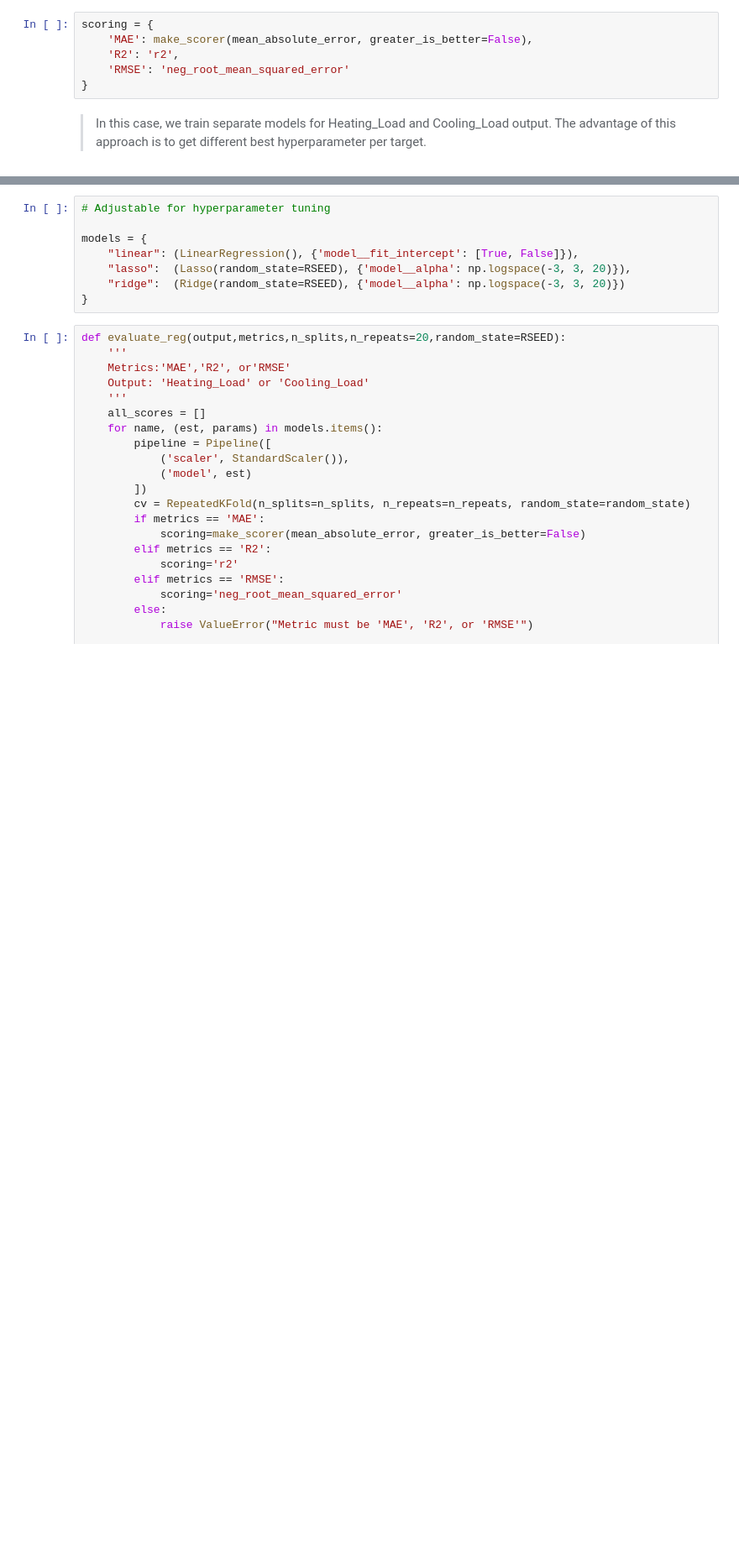
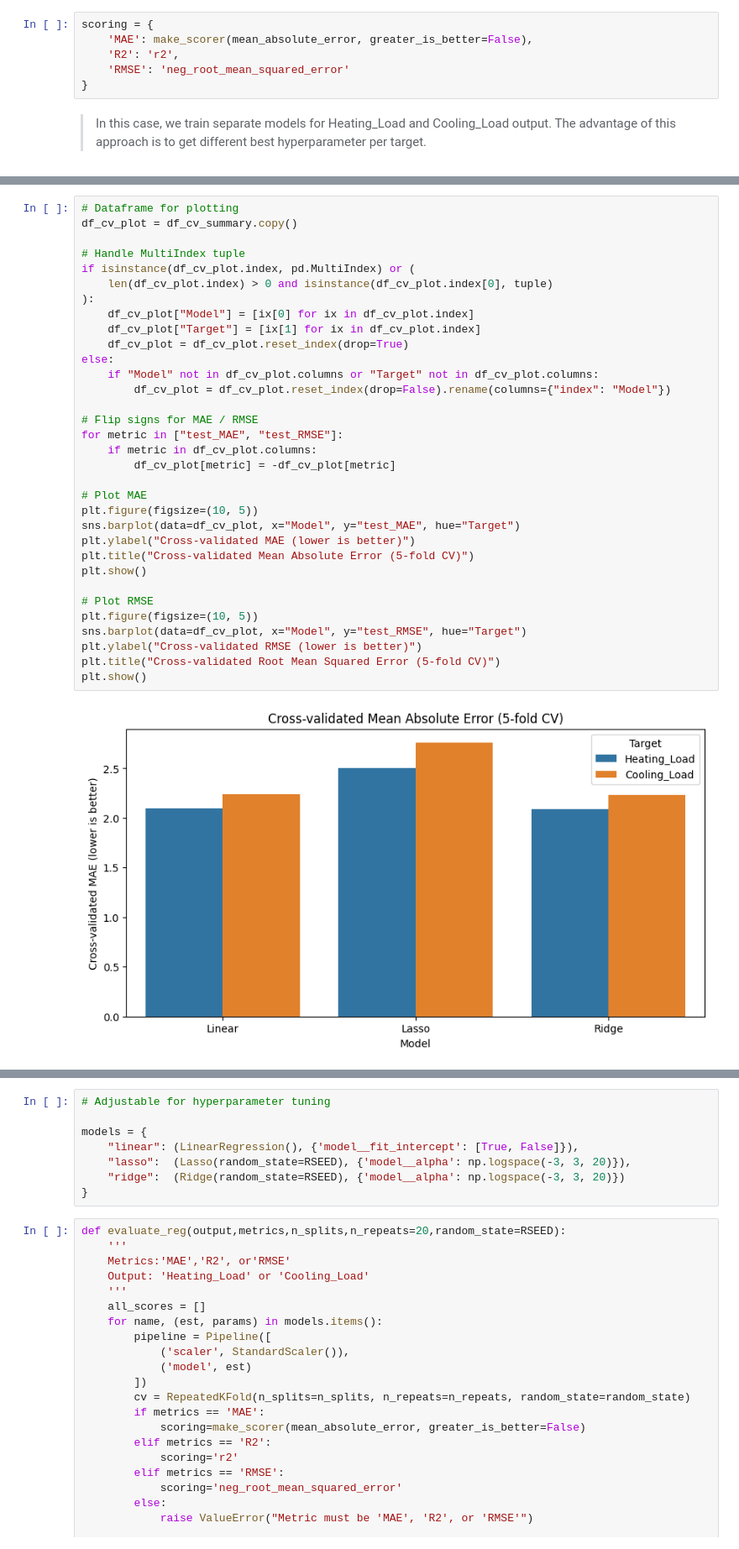
Before and after one commit to ignsagita/energy-regression, a Jupyter notebook: energy-regression.ipynb, the cells around one changed output, grey strips where cells are left out. Shown: that part at 84% size. Drawn from its saved outputs; the diff is of its cells as text; blank space fills up the shorter version.

```diff
--- a/energy-regression.ipynb
+++ b/energy-regression.ipynb
@@ -446,0 +356,35 @@ Text(0, 0.5, 'Predicted Heating Load')
+# %%
+# Dataframe for plotting
+df_cv_plot = df_cv_summary.copy()
+
+# Handle MultiIndex tuple
+if isinstance(df_cv_plot.index, pd.MultiIndex) or (
+    len(df_cv_plot.index) > 0 and isinstance(df_cv_plot.index[0], tuple)
+):
+    df_cv_plot["Model"] = [ix[0] for ix in df_cv_plot.index]
+    df_cv_plot["Target"] = [ix[1] for ix in df_cv_plot.index]
+    df_cv_plot = df_cv_plot.reset_index(drop=True)
+else:
+    if "Model" not in df_cv_plot.columns or "Target" not in df_cv_plot.columns:
+        df_cv_plot = df_cv_plot.reset_index(drop=False).rename(columns={"index": "Model"})
+
+# Flip signs for MAE / RMSE
+for metric in ["test_MAE", "test_RMSE"]:
+    if metric in df_cv_plot.columns:
+        df_cv_plot[metric] = -df_cv_plot[metric]
+
+# Plot MAE
+plt.figure(figsize=(10, 5))
+sns.barplot(data=df_cv_plot, x="Model", y="test_MAE", hue="Target")
+plt.ylabel("Cross-validated MAE (lower is better)")
+plt.title("Cross-validated Mean Absolute Error (5-fold CV)")
+plt.show()
+
+# Plot RMSE
+plt.figure(figsize=(10, 5))
+sns.barplot(data=df_cv_plot, x="Model", y="test_RMSE", hue="Target")
+plt.ylabel("Cross-validated RMSE (lower is better)")
+plt.title("Cross-validated Root Mean Squared Error (5-fold CV)")
+plt.show()
+# %% [output]
+[figure, added]
```
Also changed, not shown: parts of 20 cells of this notebook.
